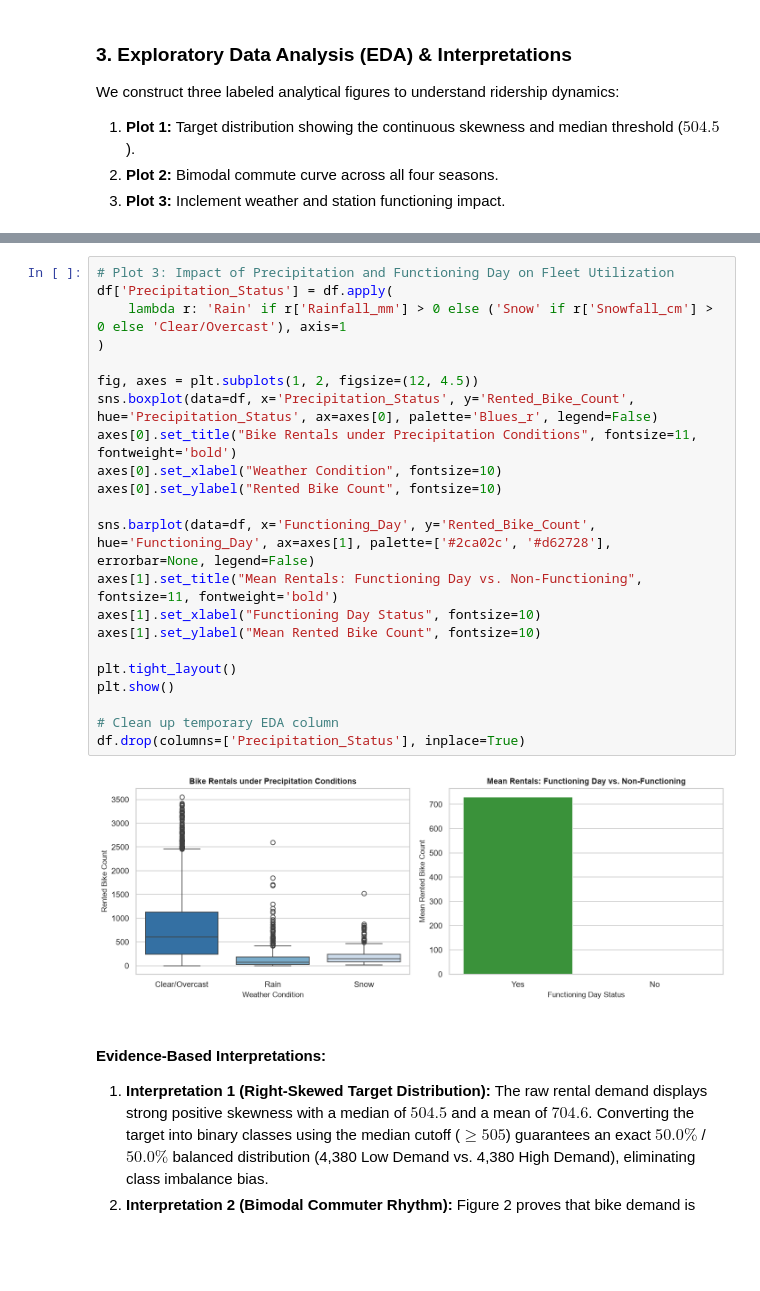
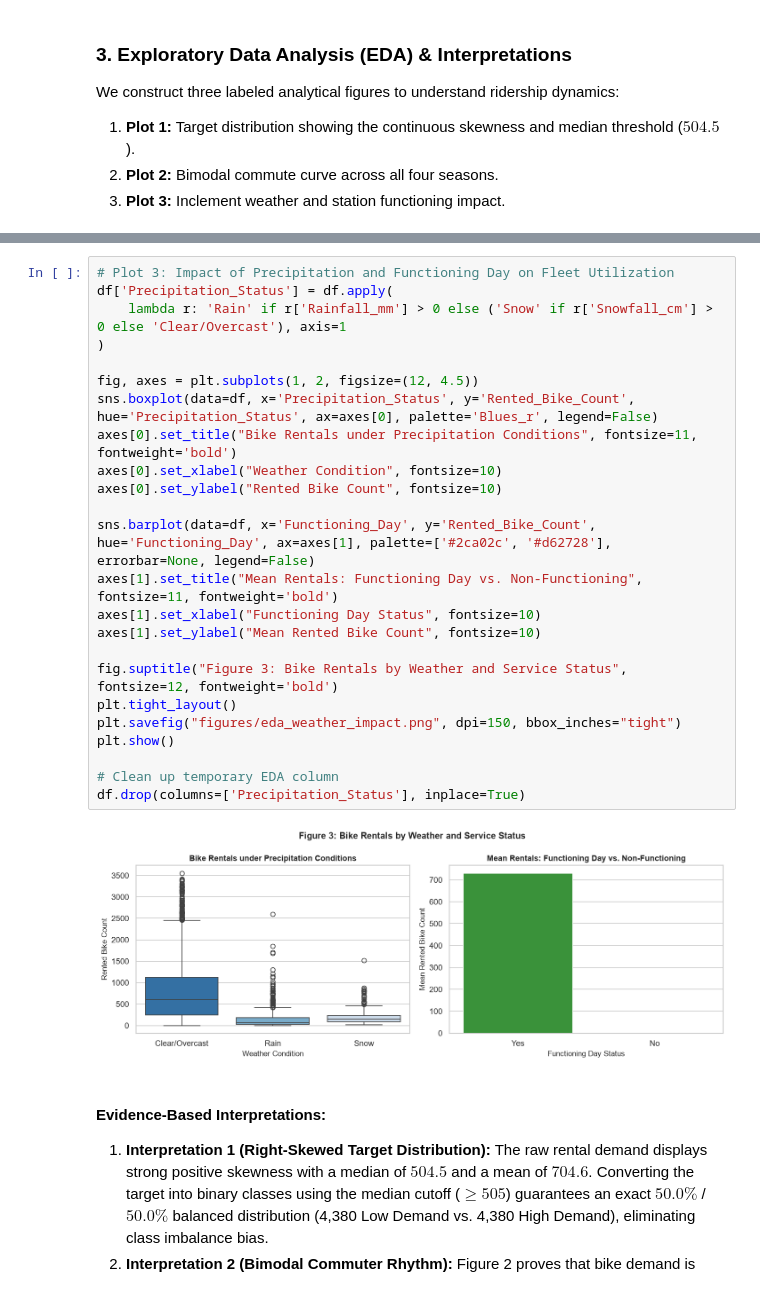
Before and after one commit to Gavin-The-Nub/intdsciFINALS, a Jupyter notebook: seoul_bike_ml_project.ipynb, the cells around one changed output, grey strips where cells are left out. Cells and saved outputs as stored; diff of their text form; blank space fills up the shorter version.

```diff
--- a/seoul_bike_ml_project.ipynb
+++ b/seoul_bike_ml_project.ipynb
@@ -206,27 +209,29 @@ plt.show()
 # %%
 # Plot 3: Impact of Precipitation and Functioning Day on Fleet Utilization
 df['Precipitation_Status'] = df.apply(
     lambda r: 'Rain' if r['Rainfall_mm'] > 0 else ('Snow' if r['Snowfall_cm'] > 0 else 'Clear/Overcast'), axis=1
 )
 
 fig, axes = plt.subplots(1, 2, figsize=(12, 4.5))
 sns.boxplot(data=df, x='Precipitation_Status', y='Rented_Bike_Count', hue='Precipitation_Status', ax=axes[0], palette='Blues_r', legend=False)
 axes[0].set_title("Bike Rentals under Precipitation Conditions", fontsize=11, fontweight='bold')
 axes[0].set_xlabel("Weather Condition", fontsize=10)
 axes[0].set_ylabel("Rented Bike Count", fontsize=10)
 
 sns.barplot(data=df, x='Functioning_Day', y='Rented_Bike_Count', hue='Functioning_Day', ax=axes[1], palette=['#2ca02c', '#d62728'], errorbar=None, legend=False)
 axes[1].set_title("Mean Rentals: Functioning Day vs. Non-Functioning", fontsize=11, fontweight='bold')
 axes[1].set_xlabel("Functioning Day Status", fontsize=10)
 axes[1].set_ylabel("Mean Rented Bike Count", fontsize=10)
 
+fig.suptitle("Figure 3: Bike Rentals by Weather and Service Status", fontsize=12, fontweight='bold')
 plt.tight_layout()
+plt.savefig("figures/eda_weather_impact.png", dpi=150, bbox_inches="tight")
 plt.show()
 
 # Clean up temporary EDA column
 df.drop(columns=['Precipitation_Status'], inplace=True)
 # %% [output]
-[figure, old version]
+[figure, new version]
 # %% [markdown]
 #### Evidence-Based Interpretations:
 1. **Interpretation 1 (Right-Skewed Target Distribution):** The raw rental demand displays strong positive skewness with a median of $504.5$ and a mean of $704.6$. Converting the target into binary classes using the median cutoff ($\ge 505$) guarantees an exact $50.0\%$ / $50.0\%$ balanced distribution (4,380 Low Demand vs. 4,380 High Demand), eliminating class imbalance bias.
```
Also changed, not shown: parts of 6 cells of this notebook, 6 other files.
